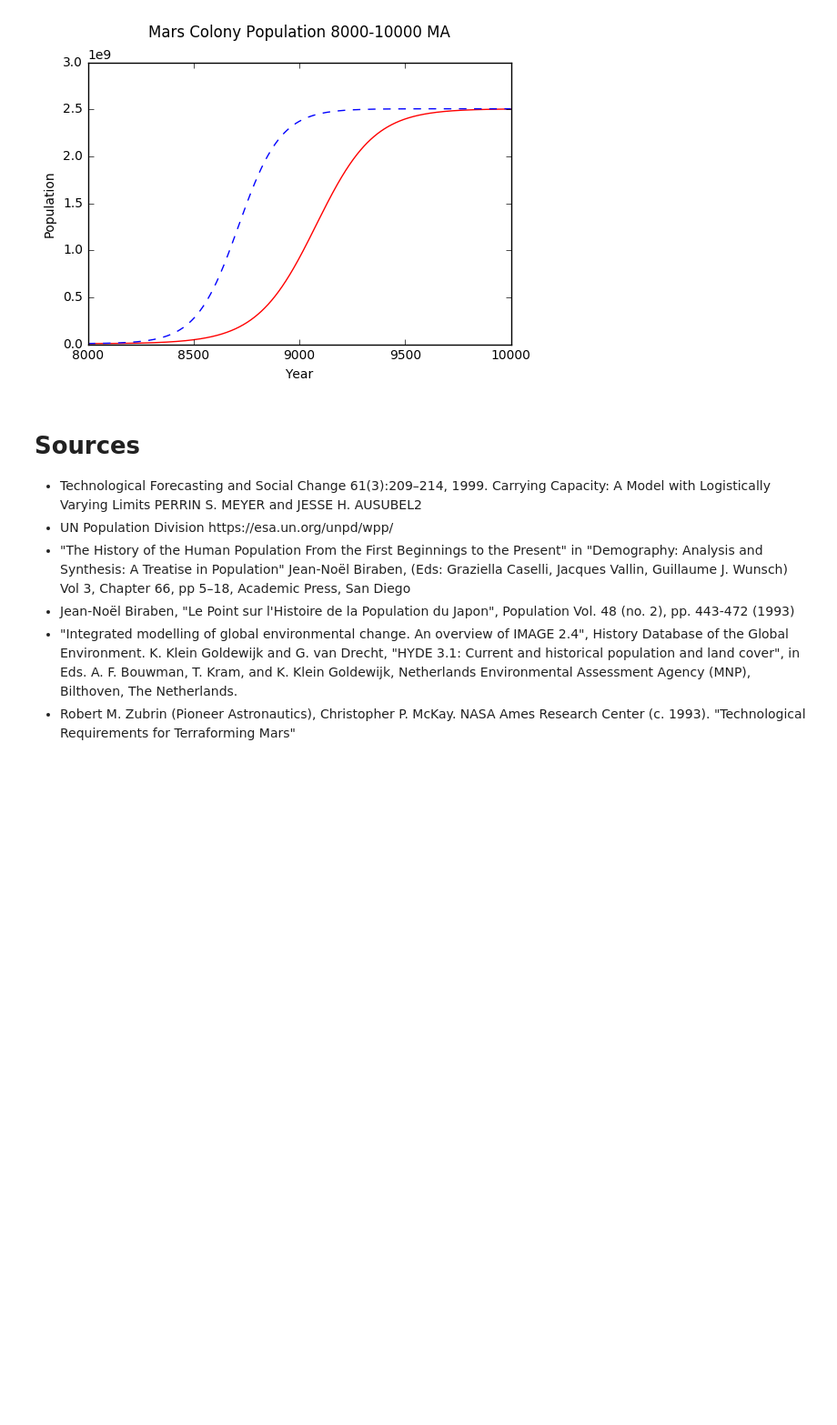
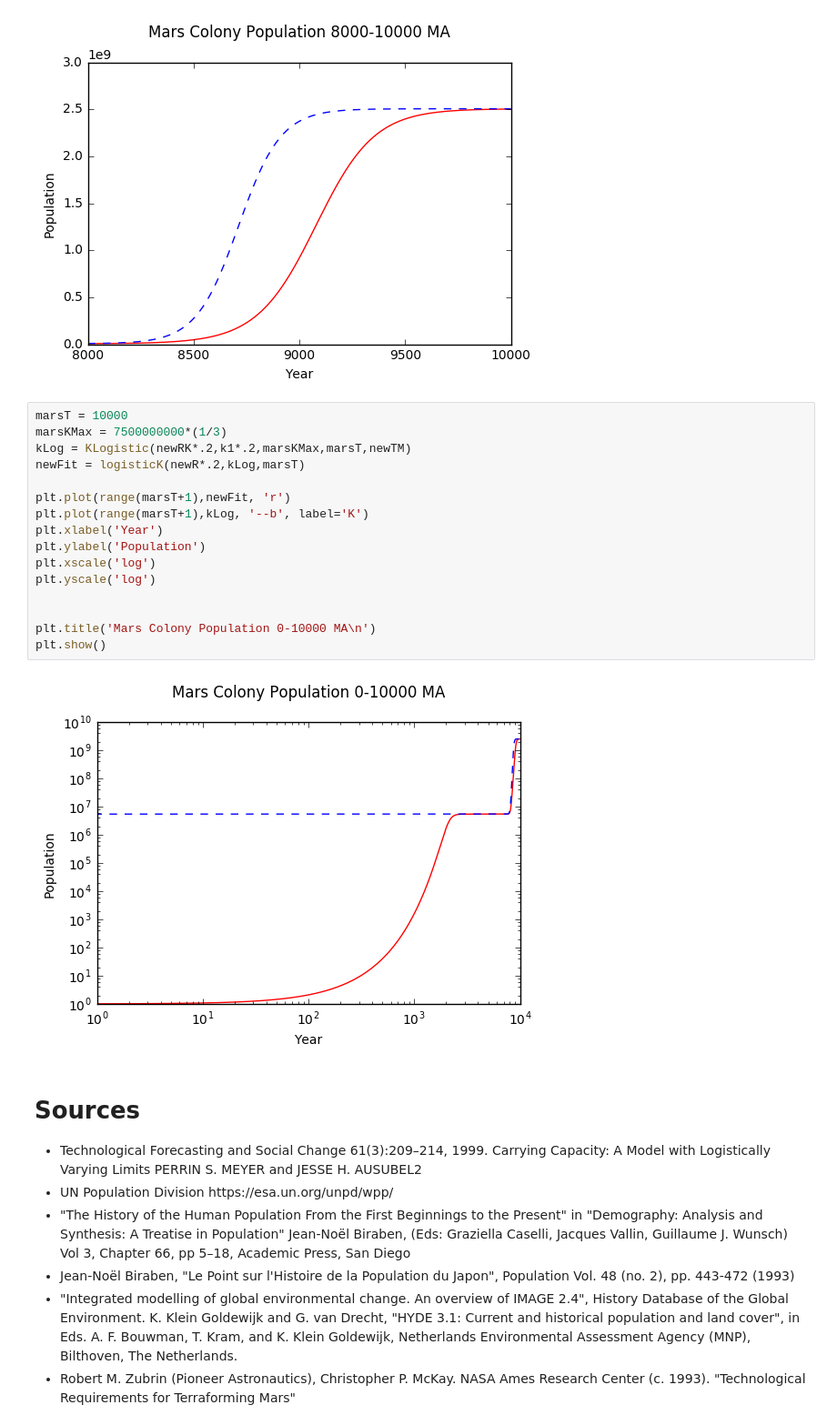
Before and after one commit to rugggg/jupyter-notebook-slides, a Jupyter notebook: slides.ipynb, the cells around one changed output. Shown at 91% size. Saved outputs shown, nothing was run; the diff lists cells and outputs as text; blank space fills up the shorter version.

```diff
--- a/slides.ipynb
+++ b/slides.ipynb
@@ -724,6 +739,24 @@ plt.show()
 # %% [output]
 10001
 [figure]
+# %%
+marsT = 10000
+marsKMax = 7500000000*(1/3)
+kLog = KLogistic(newRK*.2,k1*.2,marsKMax,marsT,newTM)
+newFit = logisticK(newR*.2,kLog,marsT)
+
+plt.plot(range(marsT+1),newFit, 'r')
+plt.plot(range(marsT+1),kLog, '--b', label='K')
+plt.xlabel('Year')
+plt.ylabel('Population')
+plt.xscale('log')
+plt.yscale('log')
+
+
+plt.title('Mars Colony Population 0-10000 MA\n')
+plt.show()
+# %% [output]
+[figure, added]
 # %% [markdown]
 <h1>Sources</h1>
 <ul>
```
Also changed, not shown: parts of 39 cells of this notebook, 1 other file.
